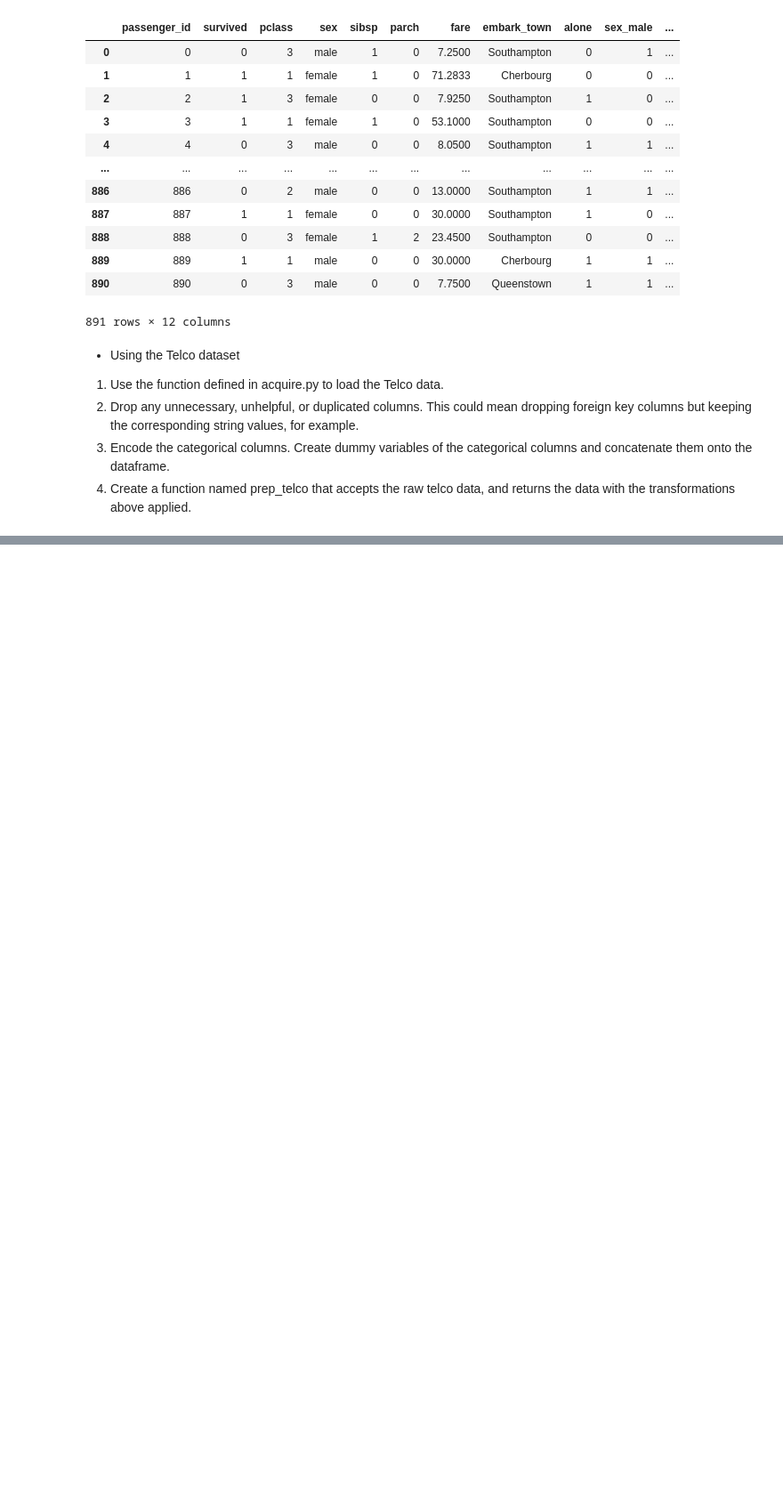
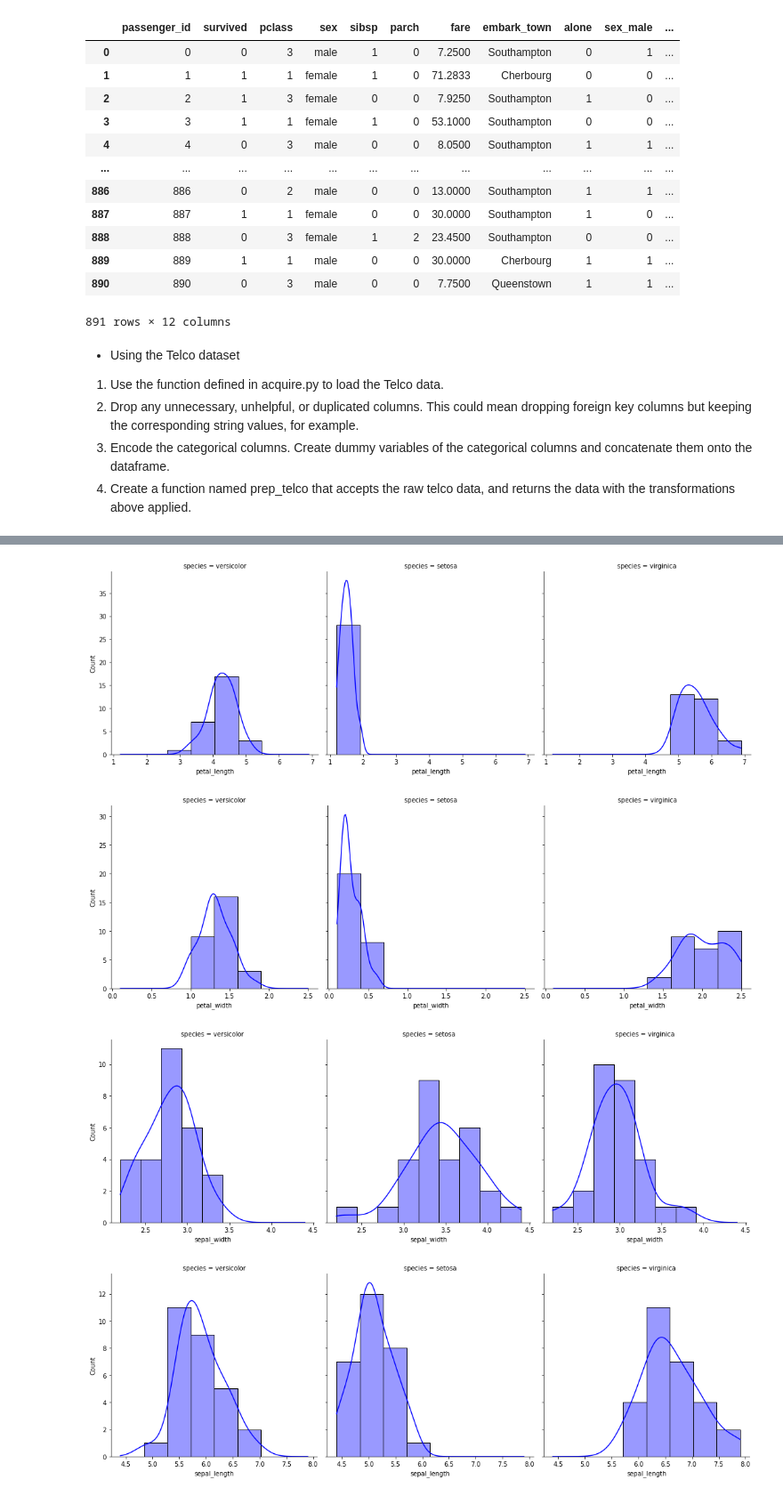
Before and after one commit to bradgauvin/classification-exercises, a Jupyter notebook: classification_exercises.ipynb, the cells around one changed output, grey strips where cells are left out. Shown at 89% size. Saved outputs shown, nothing was run; the diff lists cells and outputs as text; code cells hidden in the pictures; blank space fills up the shorter version.

```diff
--- a/classification_exercises.ipynb
+++ b/classification_exercises.ipynb
@@ -588,0 +676,15 @@ Using cached csv
+# %%
+# Trying displot to see another version of visuals
+sns.displot(data = train, x = 'petal_length', col = 'species', kde = True, color = 'blue', alpha = 0.4)
+plt.show()
+sns.displot(data = train, x = 'petal_width', col = 'species', kde = True, color = 'blue', alpha = 0.4)
+plt.show()
+sns.displot(data = train, x = 'sepal_width', col = 'species', kde = True, color = 'blue', alpha = 0.4)
+plt.show()
+sns.displot(data = train, x = 'sepal_length', col = 'species', kde = True, color = 'blue', alpha = 0.4)
+plt.show()
+# %% [output]
+[figure, added]
+[figure, added]
+[figure, added]
+[figure, added]
```
Also changed, not shown: parts of 58 cells of this notebook.
